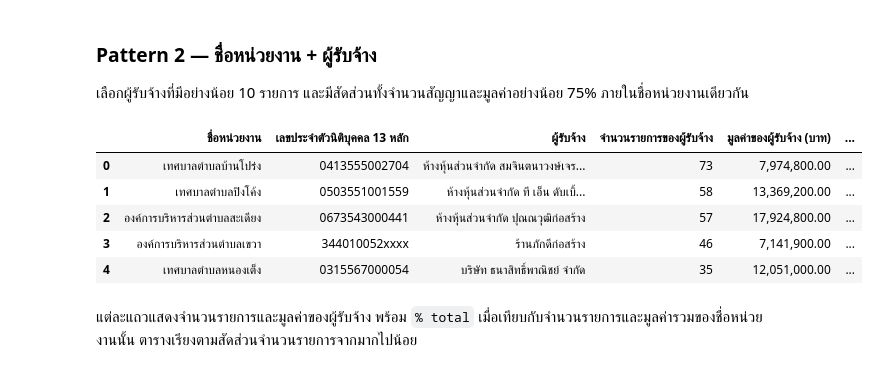
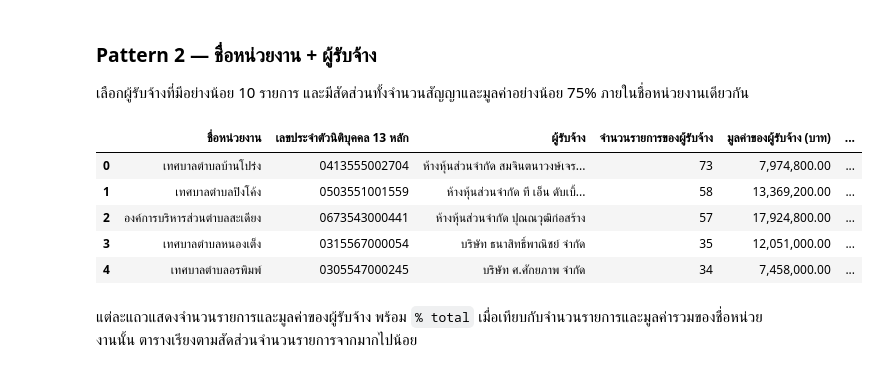
Before and after one commit to mdanmek/nida-dads-notes, a Jupyter notebook: dads5001-data-tools/project/eda/04_construction_review_indicators_2569.ipynb, the cells around one changed output. Cells and saved outputs as stored; diff of their text form; code cells hidden in the pictures.

```diff
--- a/dads5001-data-tools/project/eda/04_construction_review_indicators_2569.ipynb
+++ b/dads5001-data-tools/project/eda/04_construction_review_indicators_2569.ipynb
@@ -418,37 +420,37 @@ agency_dependence = summarize_dependence(
 pattern2_pairs = (
     agency_dependence.loc[
         agency_dependence['จำนวนรายการของผู้รับจ้าง'].ge(10)
-        & agency_dependence['สัดส่วนจำนวนรายการ (%)'].ge(75)
-        & agency_dependence['สัดส่วนมูลค่า (%)'].ge(75)
+        & agency_dependence['สัดส่วนจำนวนรายการ (%)'].ge(80)
+        & agency_dependence['สัดส่วนมูลค่า (%)'].ge(80)
     ]
     .sort_values(
         ['จำนวนรายการของผู้รับจ้าง', 'สัดส่วนจำนวนรายการ (%)'],
         ascending=False
     )
     .reset_index(drop=True)
 )
 
 pattern2_keys = set(
     pattern2_pairs[[agency_column, supplier_id_column]]
     .itertuples(index=False, name=None)
 )
 
 study_data['flag_pattern_2'] = [
     (agency, supplier) in pattern2_keys
     for agency, supplier in zip(
         study_data[agency_column],
         study_data[supplier_id_column]
     )
 ]
 
 display(pattern2_pairs.head(5))
 # %% [output]
 |  | ชื่อหน่วยงาน | เลขประจำตัวนิติบุคคล 13 หลัก | ผู้รับจ้าง | จำนวนรายการของผู้รับจ้าง | มูลค่าของผู้รับจ้าง (บาท) | ... |
 | 0 | เทศบาลตำบลบ้านโปร่ง | 0413555002704 | ห้างหุ้นส่วนจำกัด สมจินตนาวงษ์เจร... | 73 | 7,974,800.00 | ... |
 | 1 | เทศบาลตำบลปิงโค้ง | 0503551001559 | ห้างหุ้นส่วนจำกัด ที เอ็น ดับเบิ้... | 58 | 13,369,200.00 | ... |
 | 2 | องค์การบริหารส่วนตำบลสะเดียง | 0673543000441 | ห้างหุ้นส่วนจำกัด ปุณณวุฒิก่อสร้าง | 57 | 17,924,800.00 | ... |
-| 3 | องค์การบริหารส่วนตำบลเขวา | 344010052xxxx | ร้านภักดีก่อสร้าง | 46 | 7,141,900.00 | ... |
-| 4 | เทศบาลตำบลหนองเต็ง | 0315567000054 | บริษัท ธนาสิทธิ์พาณิชย์ จำกัด | 35 | 12,051,000.00 | ... |
+| 3 | เทศบาลตำบลหนองเต็ง | 0315567000054 | บริษัท ธนาสิทธิ์พาณิชย์ จำกัด | 35 | 12,051,000.00 | ... |
+| 4 | เทศบาลตำบลอรพิมพ์ | 0305547000245 | บริษัท ศ.ศักยภาพ จำกัด | 34 | 7,458,000.00 | ... |
 # %% [markdown]
 แต่ละแถวแสดงจำนวนรายการและมูลค่าของผู้รับจ้าง พร้อม `% total` เมื่อเทียบกับจำนวนรายการและมูลค่ารวมของชื่อหน่วยงานนั้น ตารางเรียงตามสัดส่วนจำนวนรายการจากมากไปน้อย
 # %% [markdown]
```
Also changed, not shown: parts of 5 cells of this notebook.
